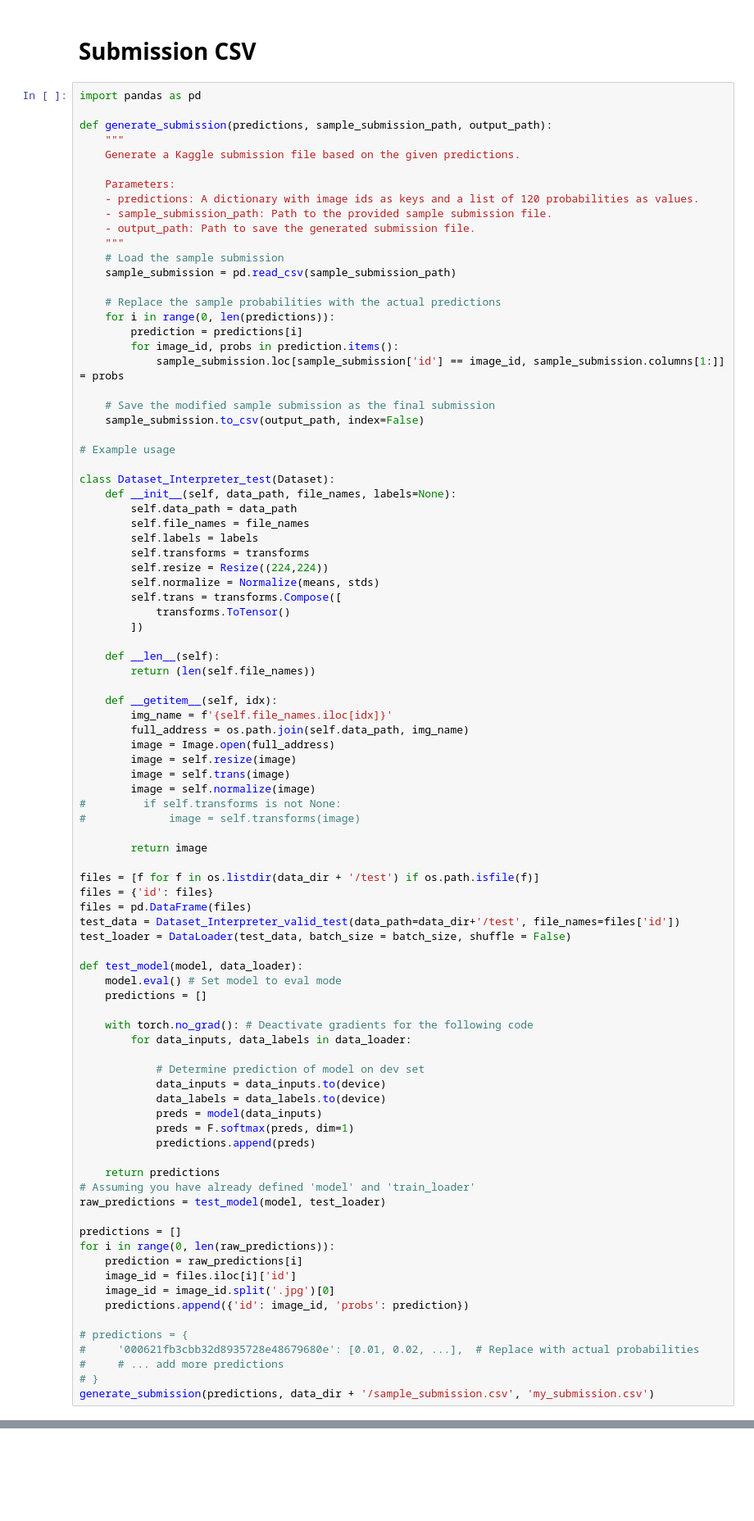
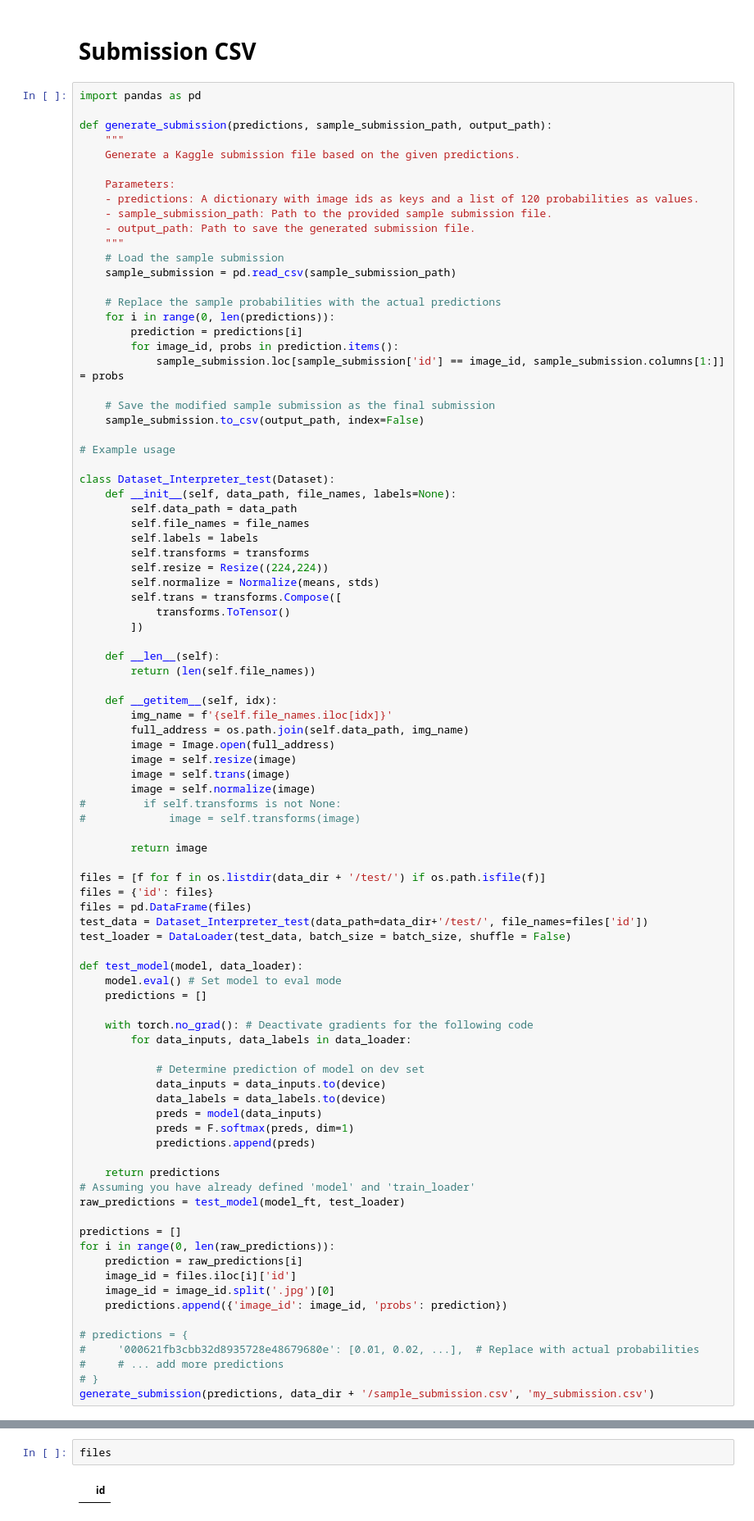
Before and after one commit to bryanchrist/ml3_assignment2, a Jupyter notebook: ml3-assignment-2-notebook.ipynb, the cells around one changed output, grey strips where cells are left out. Shown at 82% size. Cells and saved outputs as stored; diff of their text form; blank space fills up the shorter version.

```diff
--- a/ml3-assignment-2-notebook.ipynb
+++ b/ml3-assignment-2-notebook.ipynb
@@ -533,10 +517,10 @@ class Dataset_Interpreter_test(Dataset):
 
         return image
 
-files = [f for f in os.listdir(data_dir + '/test') if os.path.isfile(f)]
+files = [f for f in os.listdir(data_dir + '/test/') if os.path.isfile(f)]
 files = {'id': files}
 files = pd.DataFrame(files)
-test_data = Dataset_Interpreter_valid_test(data_path=data_dir+'/test', file_names=files['id'])
+test_data = Dataset_Interpreter_test(data_path=data_dir+'/test/', file_names=files['id'])
 test_loader = DataLoader(test_data, batch_size = batch_size, shuffle = False)
 
 def test_model(model, data_loader):
@@ -555,14 +539,14 @@ def test_model(model, data_loader):
 
     return predictions
 # Assuming you have already defined 'model' and 'train_loader'
-raw_predictions = test_model(model, test_loader)
+raw_predictions = test_model(model_ft, test_loader)
 
 predictions = []
 for i in range(0, len(raw_predictions)):
     prediction = raw_predictions[i]
     image_id = files.iloc[i]['id']
     image_id = image_id.split('.jpg')[0]
-    predictions.append({'id': image_id, 'probs': prediction})
+    predictions.append({'image_id': image_id, 'probs': prediction})
 
 # predictions = {
 #     '000621fb3cbb32d8935728e48679680e': [0.01, 0.02, ...],  # Replace with actual probabilities
@@ -571,0 +572,4 @@ generate_submission(predictions, data_dir + '/sample_submission.csv', 'my_submis
+# %%
+files
+# %% [output]
+|  | id |
```
Also changed, not shown: parts of 16 cells of this notebook, 2 other files.
